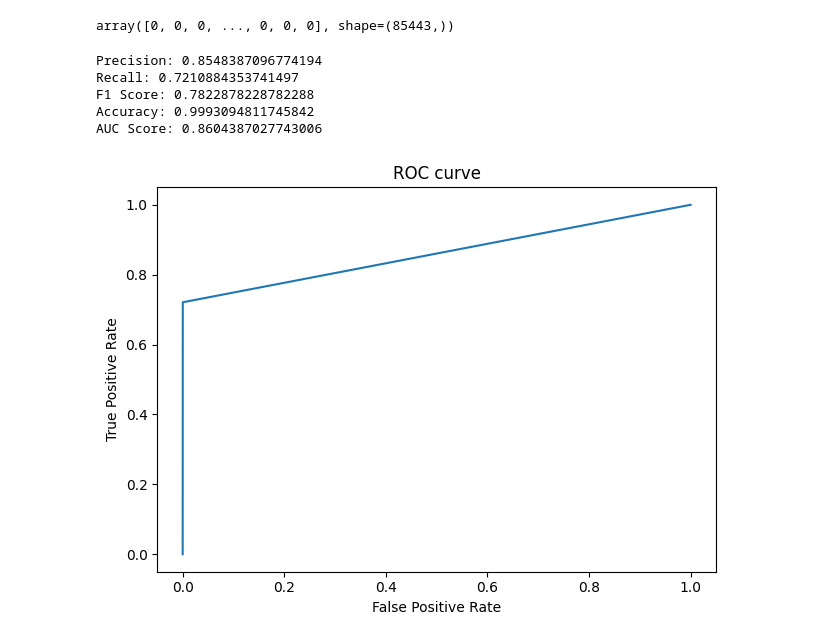
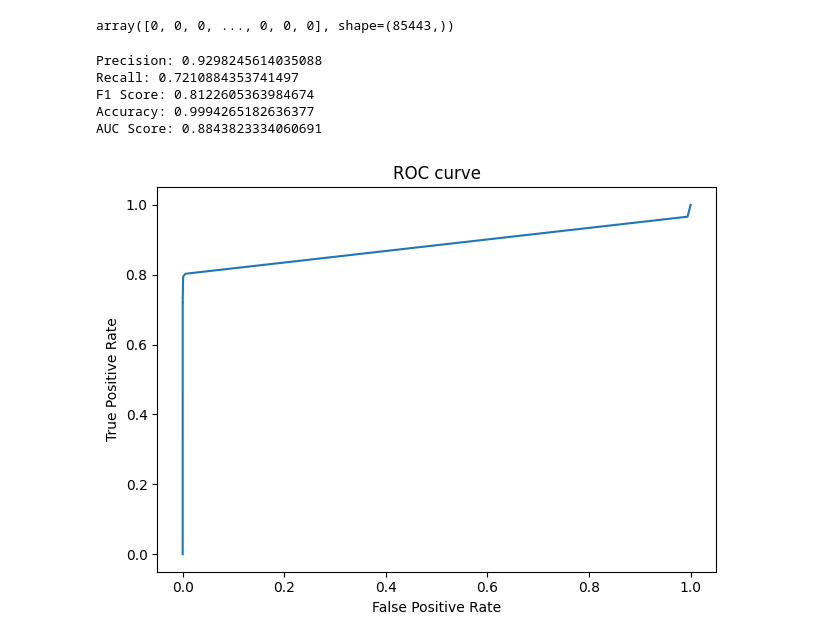
Before and after one commit to karanbir-singh/NAML-Project, a Jupyter notebook: notebooks/Decision trees.ipynb, the cells around one changed output. Saved outputs shown, nothing was run; the diff lists cells and outputs as text; code cells hidden in the pictures.

```diff
--- a/notebooks/Decision trees.ipynb
+++ b/notebooks/Decision trees.ipynb
@@ -147,6 +139,10 @@ class DecisionTree:
         self.max_thresholds = max_thresholds
         self.max_features = max_features
         self.random_state = random_state
+
+        #This attribute is not defined in the constructore because it's known only when y data is passed (self.fit(...))
+        #It will be used to make the length of the arrays of probabilities all equal to num_classes
+        self.num_classes = None
 
         self.tree = None
 
@@ -335,14 +331,16 @@ class DecisionTree:
         #3. If the number of samples is less than the minimum number of samples required to split
         #If at least one condition is True, return a leaf node with the most common label
         if (depth >= self.max_depth or n_labels == 1 or n_samples < self.min_samples_split):
-            return Node(value = np.bincount(y).argmax())
+            class_counts = np.bincount(y, minlength = self.num_classes)
+            return Node(value = np.bincount(y).argmax(), class_prob = class_counts / np.sum(class_counts))
 
         #Find the best split (i.e., the best feature and threshold to split on)
         feature_idx, threshold, best_gain = self.find_best_split(X, y)
 
         #If the best split is invalid (i.e., feature_idx is None or best_gain is less than the minimum impurity decrease), return a leaf node with the most common label.
         if feature_idx is None or best_gain < self.min_impurity_decrease:
-            return Node(value = np.bincount(y).argmax())
+            class_counts = np.bincount(y, minlength = self.num_classes)
+            return Node(value = np.bincount(y).argmax(), class_prob = class_counts / np.sum(class_counts))
 
         #Split the dataset based on the best feature and threshold
         X_left, X_right, y_left, y_right = self.split_samples(X, y, feature_idx, threshold)
@@ -354,10 +352,10 @@ class DecisionTree:
 
         #At this point we have built the left and right children of the current node.
         #If both children are leaves and they have same most common label, consider deleting the leafs and assigning the parent node the most common label making it a leaf node
-        if left_child.value is not None and right_child.value is not None and left_child.value == right_child.value:
-            return Node(value = left_child.value)
-        else:
-            return Node(feature = feature_idx, threshold = threshold, left = left_child, right = right_child)
+        #if left_child.value is not None and right_child.value is not None and left_child.value == right_child.value:
+        #    return Node(value = left_child.value)
+        #else:
+        return Node(feature = feature_idx, threshold = threshold, left = left_child, right = right_child, class_prob = None)
 
     def fit(self, X, y):
         """
@@ -369,6 +367,7 @@ class DecisionTree:
                 y (np.ndarray): the target variable.
         """
 
+        self.num_classes = len(np.unique(y))
         self.tree = self.build_tree(X, y)
 
     def traverse_tree(self, x, node):
@@ -404,8 +403,11 @@ class DecisionTree:
                 predictions (np.ndarray): the predicted classes.
         """
 
+        #Get the leaf the ample belongs to
+        leafs = [self.traverse_tree(x, self.tree) for x in X]
+
         #For each sample in X, we traverse the tree to make a prediction
-        return np.array([self.traverse_tree(x, self.tree) for x in X])
+        return np.array([l.value for l in leafs]), np.array([l.class_prob for l in leafs])
 
     def compute_feature_importance(self, X, y):
         """
@@ -514,14 +516,14 @@ X_train, X_test, y_train, y_test = train_test_split(X, y, test_size = 0.3, rando
 # %%
 #Note: in this case, we don't apply SMOTE because we have observed experimentally that it reduces both the precision and the recall on the testing set
 #This might be due to excessive overfitting. One thing that we can try to do is undersampling:
-#X_train, y_train = undersample(X_train, y_train, 0, 0.5)
+X_train, y_train = undersample(X_train, y_train, 0, 0.25)
 # %%
 #Create an instance of the DecisionTree class
 dt = DecisionTree(criterion = "gini",
-                  max_depth = 8,
-                  min_samples_split = 2,
+                  max_depth = 5,
+                  min_samples_split = 1,
                   min_samples_leaf = 1,
-                  min_impurity_decrease = 0.0, #Important parameter: small changes can lead to big differences in the tree and its performance
+                  min_impurity_decrease = 1e-5, #Important parameter: small changes can lead to big differences in the tree and its performance
                   max_thresholds = 20,
                   max_features = None, #It might be interesting to use "sqrt" / "log2" / float when we're working on a dataset with all the columns
                   random_state = 0)
@@ -539,33 +540,33 @@ array([2.05207761e-01, 0.00000000e+00, 9.46912837e-02, 8.75457062e-02,
 # %%
 #Once trained, we can make predictions
-y_pred = dt.predict(X_test)
+y_pred, y_prob = dt.predict(X_test)
 y_pred
 # %% [output]
 array([0, 0, 0, ..., 0, 0, 0], shape=(85443,))
 # %%
 metrics = me.compute_metrics(y_test, y_pred)
 
 print("Precision:", metrics["precision"][0])
 print("Recall:", metrics["recall"][0])
 print("F1 Score:", metrics["f1-score"][0])
 print("Accuracy:", metrics["accuracy"][0])
 
-fpr, tpr, auc = me.compute_roc_auc(y_test, y_pred)
+fpr, tpr, auc = me.compute_roc_auc(y_test, y_prob[:, 1])
 print("AUC Score:", auc)
 
 plt.plot(fpr, tpr)
 plt.xlabel("False Positive Rate")
 plt.ylabel("True Positive Rate")
 plt.title("ROC curve")
 plt.tight_layout()
 plt.show()
 # %% [output]
-Precision: 0.8548387096774194
+Precision: 0.9298245614035088
 Recall: 0.7210884353741497
-F1 Score: 0.7822878228782288
-Accuracy: 0.9993094811745842
-AUC Score: 0.8604387027743006
+F1 Score: 0.8122605363984674
+Accuracy: 0.9994265182636377
+AUC Score: 0.8843823334060691
-[figure, old version]
+[figure, new version]
 # %%
 params = {
     "criterion" : "giny",
```
Also changed, not shown: parts of 7 cells of this notebook, 1 other file.
